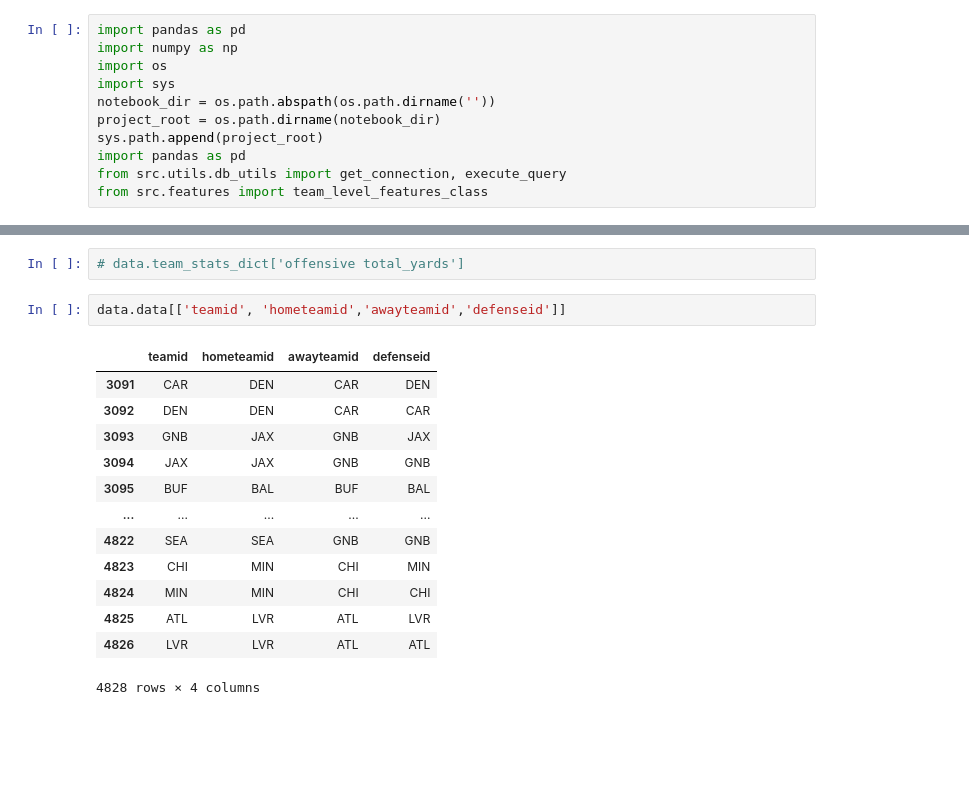
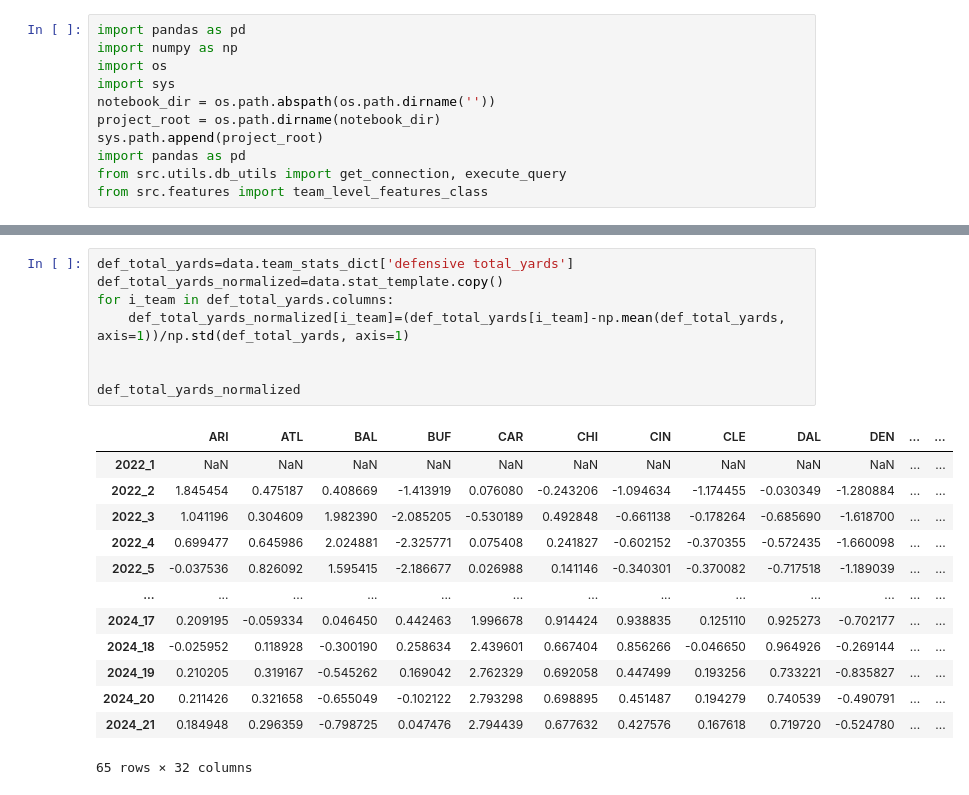
Before and after one commit to johnpham90/NFL_Model, a Jupyter notebook: notebooks/team_level_feature_class_example.ipynb, the cells around one changed output, grey strips where cells are left out. Cells and saved outputs as stored; diff of their text form; blank space fills up the shorter version.

```diff
--- a/notebooks/team_level_feature_class_example.ipynb
+++ b/notebooks/team_level_feature_class_example.ipynb
@@ -16,18 +18,22 @@ Successfully connected to the database!
-# %%
-# data.team_stats_dict['offensive total_yards']
-# %%
-data.data[['teamid', 'hometeamid','awayteamid','defenseid']]
-# %% [output]
-|  | teamid | hometeamid | awayteamid | defenseid |
-| 3091 | CAR | DEN | CAR | DEN |
-| 3092 | DEN | DEN | CAR | CAR |
-| 3093 | GNB | JAX | GNB | JAX |
-| 3094 | JAX | JAX | GNB | GNB |
-| 3095 | BUF | BAL | BUF | BAL |
-| ... | ... | ... | ... | ... |
-| 4822 | SEA | SEA | GNB | GNB |
-| 4823 | CHI | MIN | CHI | MIN |
-| 4824 | MIN | MIN | CHI | CHI |
-| 4825 | ATL | LVR | ATL | LVR |
-| 4826 | LVR | LVR | ATL | ATL |
-4828 rows × 4 columns
+# %%
+def_total_yards=data.team_stats_dict['defensive total_yards']
+def_total_yards_normalized=data.stat_template.copy()
+for i_team in def_total_yards.columns:
+    def_total_yards_normalized[i_team]=(def_total_yards[i_team]-np.mean(def_total_yards, axis=1))/np.std(def_total_yards, axis=1)
+
+
+def_total_yards_normalized
+# %% [output]
+|  | ARI | ATL | BAL | BUF | CAR | CHI | CIN | CLE | DAL | DEN | ... | ... |
+| 2022_1 | NaN | NaN | NaN | NaN | NaN | NaN | NaN | NaN | NaN | NaN | ... | ... |
+| 2022_2 | 1.845454 | 0.475187 | 0.408669 | -1.413919 | 0.076080 | -0.243206 | -1.094634 | -1.174455 | -0.030349 | -1.280884 | ... | ... |
+| 2022_3 | 1.041196 | 0.304609 | 1.982390 | -2.085205 | -0.530189 | 0.492848 | -0.661138 | -0.178264 | -0.685690 | -1.618700 | ... | ... |
+| 2022_4 | 0.699477 | 0.645986 | 2.024881 | -2.325771 | 0.075408 | 0.241827 | -0.602152 | -0.370355 | -0.572435 | -1.660098 | ... | ... |
+| 2022_5 | -0.037536 | 0.826092 | 1.595415 | -2.186677 | 0.026988 | 0.141146 | -0.340301 | -0.370082 | -0.717518 | -1.189039 | ... | ... |
+| ... | ... | ... | ... | ... | ... | ... | ... | ... | ... | ... | ... | ... |
+| 2024_17 | 0.209195 | -0.059334 | 0.046450 | 0.442463 | 1.996678 | 0.914424 | 0.938835 | 0.125110 | 0.925273 | -0.702177 | ... | ... |
+| 2024_18 | -0.025952 | 0.118928 | -0.300190 | 0.258634 | 2.439601 | 0.667404 | 0.856266 | -0.046650 | 0.964926 | -0.269144 | ... | ... |
+| 2024_19 | 0.210205 | 0.319167 | -0.545262 | 0.169042 | 2.762329 | 0.692058 | 0.447499 | 0.193256 | 0.733221 | -0.835827 | ... | ... |
+| 2024_20 | 0.211426 | 0.321658 | -0.655049 | -0.102122 | 2.793298 | 0.698895 | 0.451487 | 0.194279 | 0.740539 | -0.490791 | ... | ... |
+| 2024_21 | 0.184948 | 0.296359 | -0.798725 | 0.047476 | 2.794439 | 0.677632 | 0.427576 | 0.167618 | 0.719720 | -0.524780 | ... | ... |
+65 rows × 32 columns
```
Also changed, not shown: parts of 13 cells of this notebook, 3 other files.
